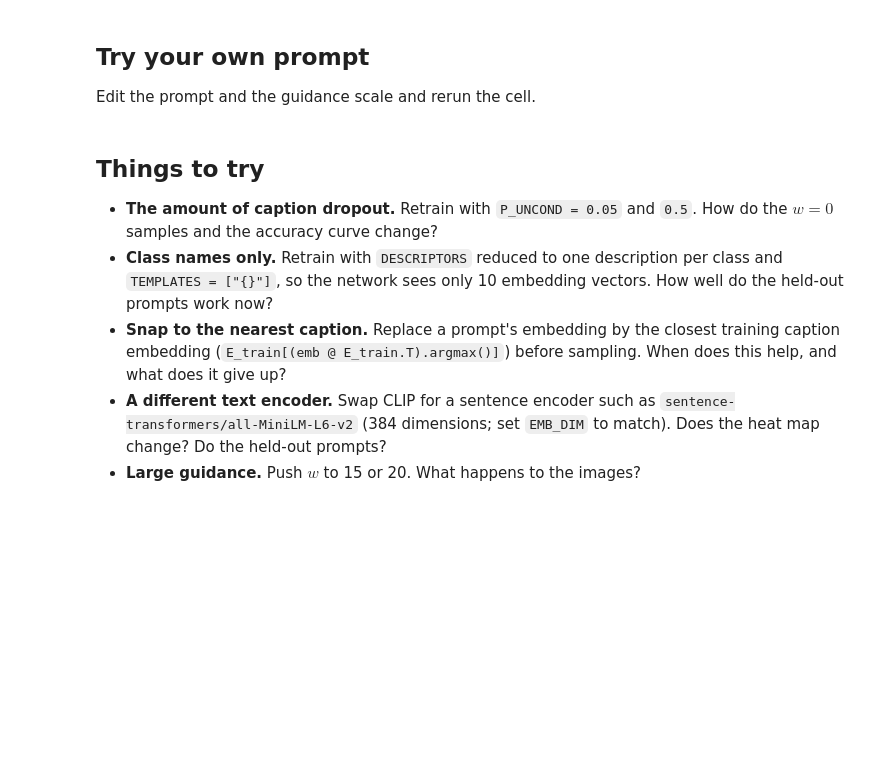
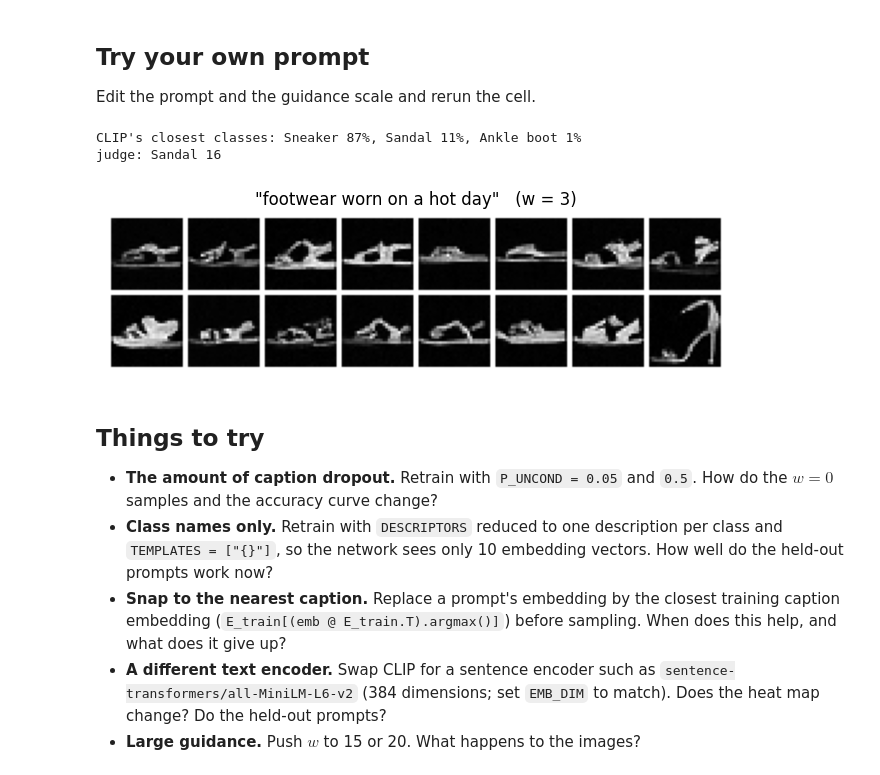
Before and after one commit to YData123/sds365-fa26, a Jupyter notebook: demos/diffusion/fashion_mnist_diffusion_caption.ipynb, the cells around one changed output. Saved outputs shown, nothing was run; the diff lists cells and outputs as text; code cells hidden in the pictures; blank space fills up the shorter version.

```diff
--- a/demos/diffusion/fashion_mnist_diffusion_caption.ipynb
+++ b/demos/diffusion/fashion_mnist_diffusion_caption.ipynb
@@ -93,8 +95,8 @@ if BACKEND == "cpu":
 # %% [markdown]
 ## Settings
 # %%
-# Forward SDE: dX_t = -THETA * X_t dt + sqrt(NU) dW_t on [T_MIN, T]  (same as the first notebook)
-THETA = 0.5
+# Forward SDE: dX_t = -k * X_t dt + sqrt(NU) dW_t on [T_MIN, T]  (same as the first notebook)
+K = 0.5
 NU = 1.0
 T = 6.0
 T_MIN = 1e-3
@@ -129,13 +131,13 @@ np.random.seed(SEED)
 As in the first notebook: $X_t \mid X_0 = z \sim N(\alpha_t z, \beta_t^2 I)$ with $\alpha_t = e^{-\theta t}$ and $\beta_t^2 = \frac{\nu}{2\theta}(1 - e^{-2\theta t})$.
 # %%
 def alpha_beta(t):
-    alpha = torch.exp(-THETA * t)
-    beta = torch.sqrt(NU / (2 * THETA) * -torch.expm1(-2 * THETA * t))
+    alpha = torch.exp(-K * t)
+    beta = torch.sqrt(NU / (2 * K) * -torch.expm1(-2 * K * t))
     return alpha, beta
 
 
 def drift(x, t):
-    return -THETA * x
+    return -K * x
 
 
 def bcast(v):
@@ -526,7 +577,7 @@ def sample_chunk(net, c, w, n_steps):
     m = c.shape[0]
     times = np.geomspace(T, T_MIN, n_steps + 1)       # uniform in log t, small steps near t = 0
     c_and_null = torch.cat([c, net.null.expand(m, -1)])
-    x = math.sqrt(NU / (2 * THETA)) * torch.randn(m, 1, 28, 28, device=device)
+    x = math.sqrt(NU / (2 * K)) * torch.randn(m, 1, 28, 28, device=device)
     for i in range(n_steps):
         t = torch.full((m,), float(times[i])).to(device)
         h = torch.full((m,), float(times[i] - times[i + 1])).to(device)
@@ -714,21 +777,25 @@ plt.show()
 
 Edit the prompt and the guidance scale and rerun the cell.
 # %%
-PROMPT = "a flip-flop shoe worn to the beach"
+PROMPT = "footwear worn on a hot day"
 W = 3.0
 
 emb = embed_text([PROMPT])
 top = class_probs(emb)[0].topk(3)
 print("CLIP's closest classes:",
       ", ".join(f"{CLASS_NAMES[j]} {100 * p:.0f}%" for p, j in zip(top.values, top.indices)))
 
 samples = generate(ema, emb.expand(16, -1), W, seed=int(time.time()))
 counts = torch.bincount(judge(samples), minlength=10)
 print("judge:", ", ".join(f"{CLASS_NAMES[j]} {counts[j]}" for j in counts.argsort(descending=True) if counts[j] > 0))
 
 plt.figure(figsize=(8, 2.4))
 show_rows(samples, ["", ""], 8, title=f'"{PROMPT}"   (w = {W:g})')
 plt.show()
+# %% [output]
+CLIP's closest classes: Sneaker 87%, Sandal 11%, Ankle boot 1%
+judge: Sandal 16
+[figure, added]
 # %% [markdown]
 ## Things to try
 
```
Also changed, not shown: parts of 13 cells of this notebook.
